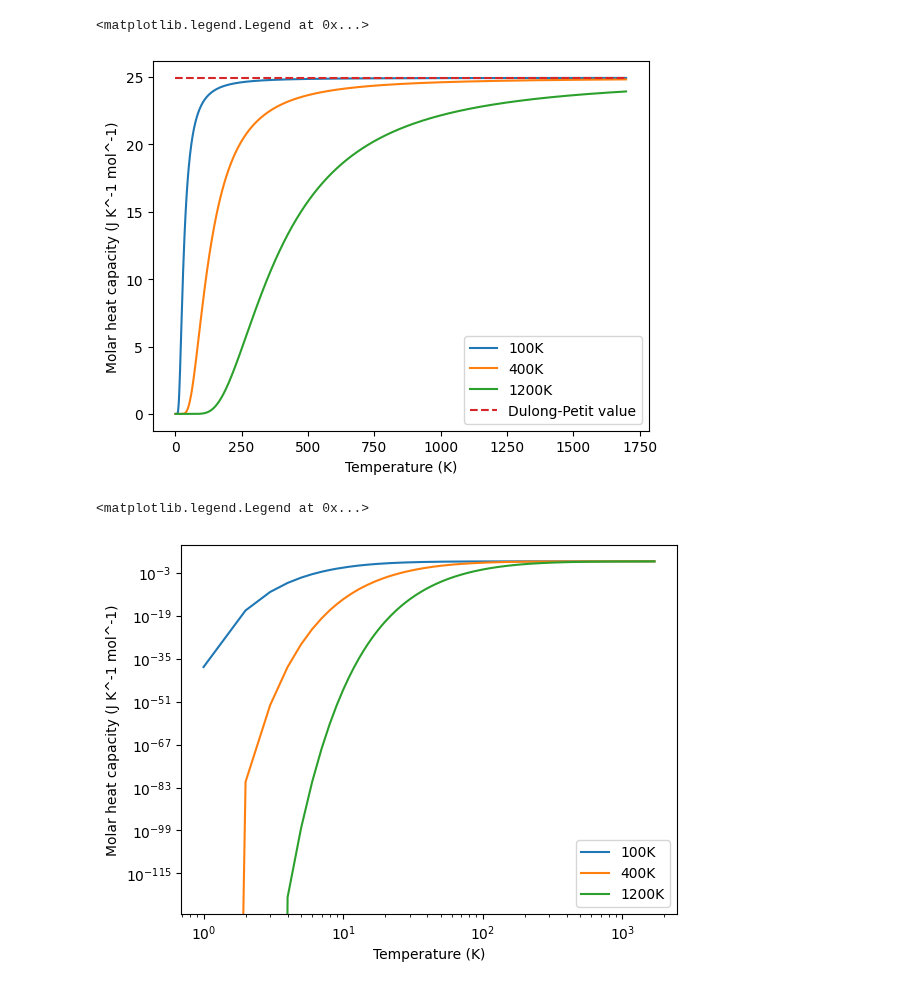
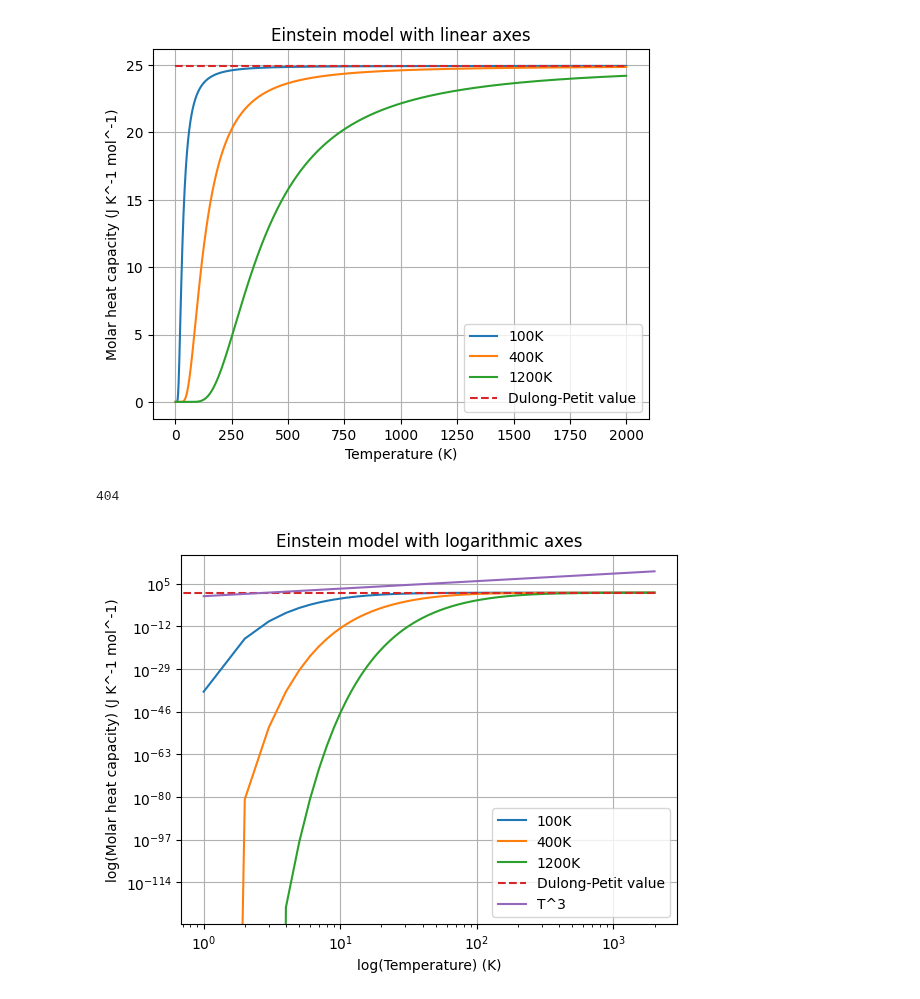
Before and after one commit to Clarke-Henshaw-Miles/extra, a Jupyter notebook: turtle_tree_colab.ipynb, the cells around one changed output. Saved outputs shown, nothing was run; the diff lists cells and outputs as text; code cells hidden in the pictures.

```diff
--- a/turtle_tree_colab.ipynb
+++ b/turtle_tree_colab.ipynb
@@ -6,47 +6,62 @@ from scipy import integrate
 # %%
 def Einstein(T, R, theta_E):
   #defining the Einstein function and its constants
-  C = 3 * R * (((theta_E/T)**2 * np.exp(theta_E/T)) / ((np.exp(theta_E/T)-1)**2))
+  C = 3 * R * (((theta_E/T)**2 * np.exp(theta_E/T)) / ((np.exp(theta_E/T) - 1)**2))
   return C
 
 
 #defining gas constant value
 R = 8.314472
 
 #setting up a time variable
-T = np.arange(1, 1700)
+T = np.arange(1, 2000)
 
 Einstein_100 = Einstein(T, R, 100)
 Einstein_400 = Einstein(T, R, 400)
 Einstein_1200 = Einstein(T, R, 1200)
 
 plt.plot(T, Einstein_100, label='100K')
 plt.plot(T, Einstein_400, label='400K')
 plt.plot(T, Einstein_1200, label='1200K')
-x = np.linspace(1, 1700)
+x = np.linspace(1, 2000)
 y = np.linspace(24.9, 24.9)
 plt.plot(x, y, linestyle='dashed', label='Dulong-Petit value',)
 plt.xlabel("Temperature (K)")
 plt.ylabel("Molar heat capacity (J K^-1 mol^-1)")
+plt.title("Einstein model with linear axes")
 plt.legend()
+plt.grid()
 
 #Dulong-Petit limit is 3R = 24.9
 # %% [output]
-<matplotlib.legend.Legend at 0x...>
-[figure, old version]
+[figure, new version]
+# %%
+#np.linspace(-100, 200, 40)
+len(np.arange(-10000, 100, 25))
+# %% [output]
+404
 # %%
+#Einstein_T3 = Einstein(T, R, theta_E)
+Einstein_C = np.arange(1, 2000)
+T_3 = np.arange(1, 2000)
+
+
 plt.loglog(T, Einstein_100, label='100K')
 plt.loglog(T, Einstein_400, label='400K')
 plt.loglog(T, Einstein_1200, label='1200K')
-plt.xlabel("Temperature (K)")
-plt.ylabel("Molar heat capacity (J K^-1 mol^-1)")
+x = np.linspace(-100, 2000)
+y = np.linspace(24.9, 24.9)
+plt.plot(x, y, linestyle='dashed', label='Dulong-Petit value',)
+plt.loglog((T_3), (Einstein_C)**3, label='T^3')
+plt.xlabel("log(Temperature) (K)")
+plt.ylabel("log(Molar heat capacity) (J K^-1 mol^-1)")
+plt.title("Einstein model with logarithmic axes")
 plt.legend()
-
+plt.grid()
 
 #need to explain that model does not reproduce expected T^3 !!!!
 # %% [output]
-<matplotlib.legend.Legend at 0x...>
-[figure, old version]
+[figure, new version]
 # %%
 #T in column 1, C in column 2
 T_t, C_t = np.loadtxt('tin.txt', unpack=True)
```
Also changed, not shown: parts of 12 cells of this notebook.
